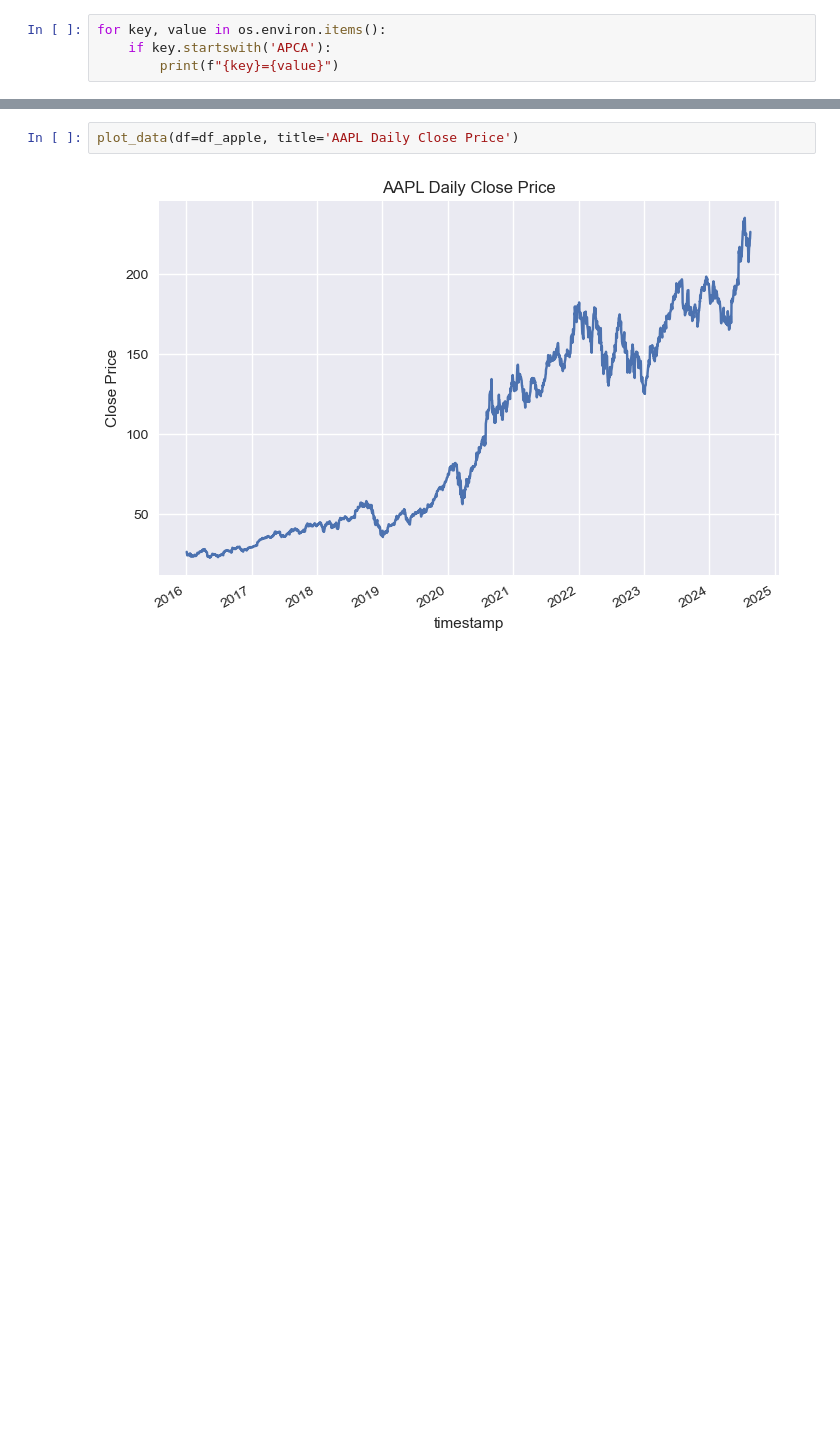
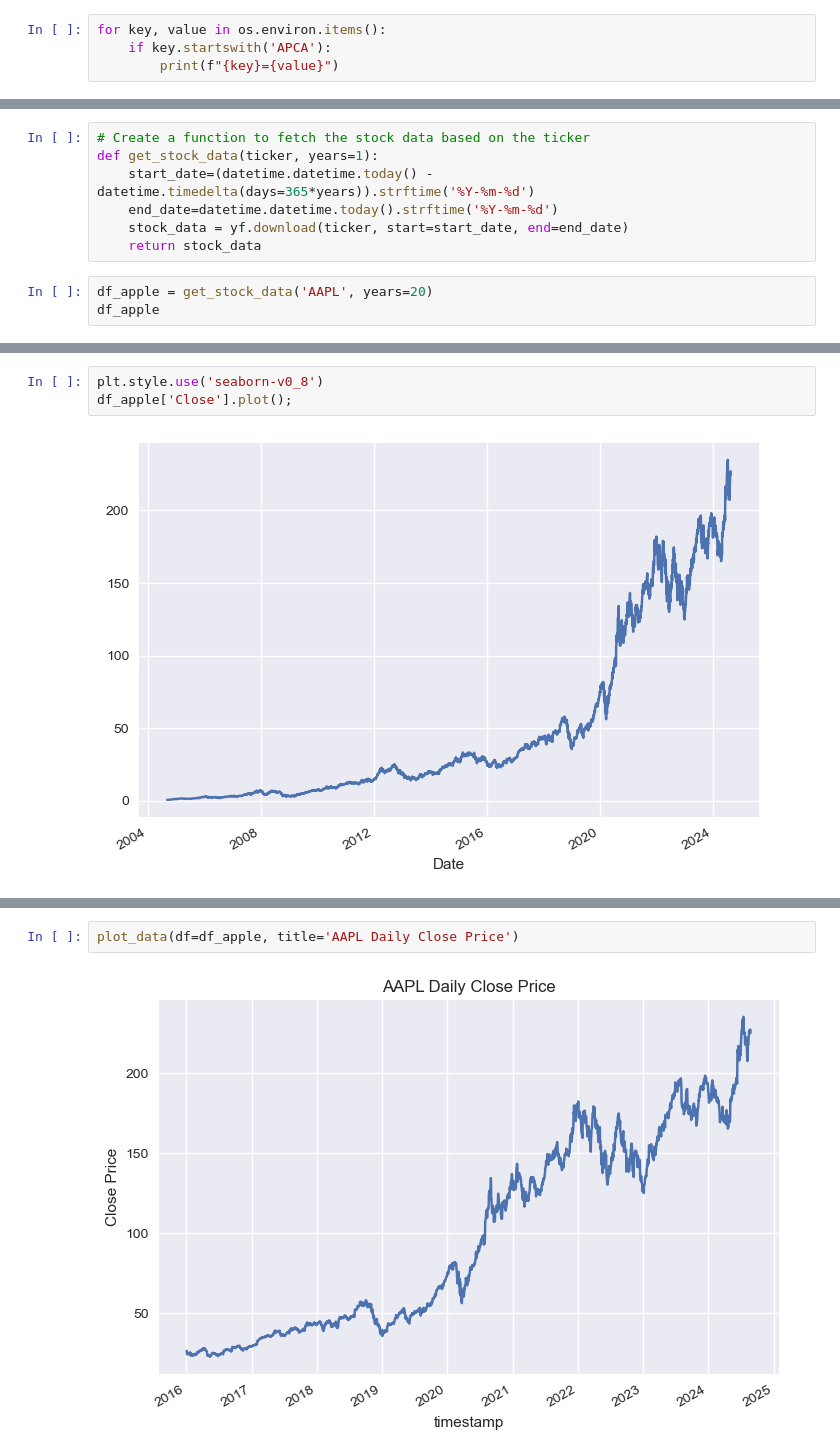
Before and after one commit to omdgit/Plotly-Dashboards-with-Dash, a Jupyter notebook: 2-16-UpdatingGraphsInteractively/updating.ipynb, the cells around one changed output, grey strips where cells are left out. Saved outputs shown, nothing was run; the diff lists cells and outputs as text; blank space fills up the shorter version.

```diff
--- a/2-16-UpdatingGraphsInteractively/updating.ipynb
+++ b/2-16-UpdatingGraphsInteractively/updating.ipynb
@@ -159,0 +182,10 @@ data={'AAPL': [{   'close': 26.34,
+# %%
+# Create a function to fetch the stock data based on the ticker
+def get_stock_data(ticker, years=1):
+    start_date=(datetime.datetime.today() - datetime.timedelta(days=365*years)).strftime('%Y-%m-%d')
+    end_date=datetime.datetime.today().strftime('%Y-%m-%d')
+    stock_data = yf.download(ticker, start=start_date, end=end_date)
+    return stock_data
+# %%
+df_apple = get_stock_data('AAPL', years=20)
+df_apple
@@ -160,3 +208,8 @@ data={'AAPL': [{   'close': 26.34,
+# %%
+plt.style.use('seaborn-v0_8')
+df_apple['Close'].plot();
+# %% [output]
+[figure, added]
 # %%
 df_apple = response.df
 df_apple.reset_index(inplace=True)
```
Also changed, not shown: parts of 20 cells of this notebook, 5 other files.
